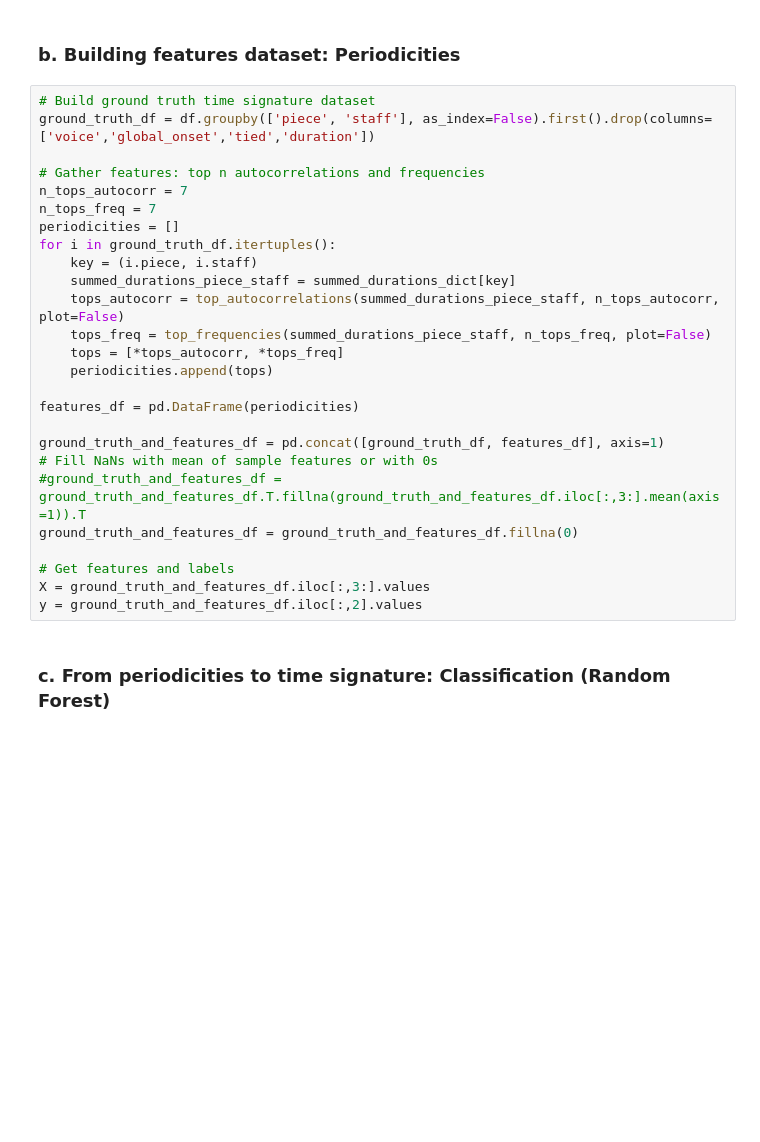
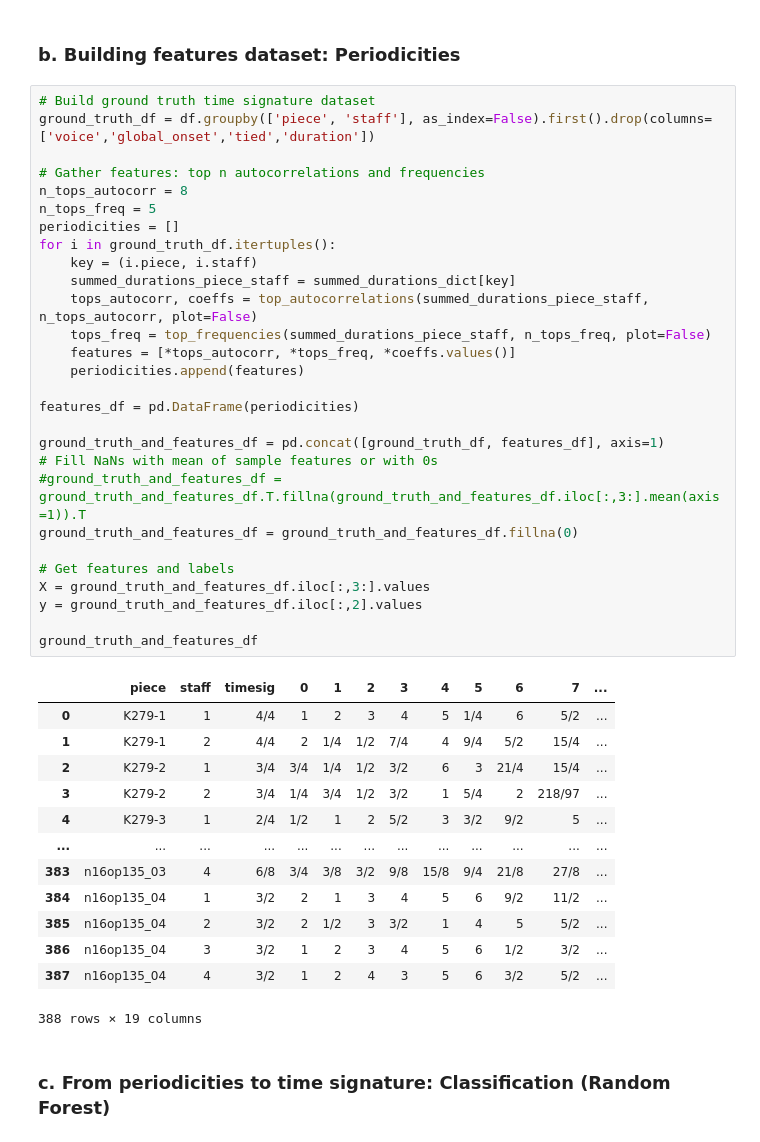
Before and after one commit to mikqs/digital-musicology, a Jupyter notebook: Group_6_A1.ipynb, the cells around one changed output. Drawn from its saved outputs; the diff is of its cells as text; blank space fills up the shorter version.

```diff
--- a/Group_6_A1.ipynb
+++ b/Group_6_A1.ipynb
@@ -257,29 +268,45 @@ Wall time: 1min 18s
 # %%
 # Build ground truth time signature dataset
 ground_truth_df = df.groupby(['piece', 'staff'], as_index=False).first().drop(columns=['voice','global_onset','tied','duration'])
 
 # Gather features: top n autocorrelations and frequencies
-n_tops_autocorr = 7
-n_tops_freq = 7
+n_tops_autocorr = 8
+n_tops_freq = 5
 periodicities = []
 for i in ground_truth_df.itertuples():
     key = (i.piece, i.staff)
     summed_durations_piece_staff = summed_durations_dict[key]
-    tops_autocorr = top_autocorrelations(summed_durations_piece_staff, n_tops_autocorr, plot=False)
+    tops_autocorr, coeffs = top_autocorrelations(summed_durations_piece_staff, n_tops_autocorr, plot=False)
     tops_freq = top_frequencies(summed_durations_piece_staff, n_tops_freq, plot=False)
-    tops = [*tops_autocorr, *tops_freq]
-    periodicities.append(tops)
+    features = [*tops_autocorr, *tops_freq, *coeffs.values()]
+    periodicities.append(features)
 
 features_df = pd.DataFrame(periodicities)
 
 ground_truth_and_features_df = pd.concat([ground_truth_df, features_df], axis=1)
 # Fill NaNs with mean of sample features or with 0s
 #ground_truth_and_features_df = ground_truth_and_features_df.T.fillna(ground_truth_and_features_df.iloc[:,3:].mean(axis=1)).T
 ground_truth_and_features_df = ground_truth_and_features_df.fillna(0)
 
 # Get features and labels
 X = ground_truth_and_features_df.iloc[:,3:].values
 y = ground_truth_and_features_df.iloc[:,2].values
+
+ground_truth_and_features_df
+# %% [output]
+|  | piece | staff | timesig | 0 | 1 | 2 | 3 | 4 | 5 | 6 | 7 | ... |
+| 0 | K279-1 | 1 | 4/4 | 1 | 2 | 3 | 4 | 5 | 1/4 | 6 | 5/2 | ... |
+| 1 | K279-1 | 2 | 4/4 | 2 | 1/4 | 1/2 | 7/4 | 4 | 9/4 | 5/2 | 15/4 | ... |
+| 2 | K279-2 | 1 | 3/4 | 3/4 | 1/4 | 1/2 | 3/2 | 6 | 3 | 21/4 | 15/4 | ... |
+| 3 | K279-2 | 2 | 3/4 | 1/4 | 3/4 | 1/2 | 3/2 | 1 | 5/4 | 2 | 218/97 | ... |
+| 4 | K279-3 | 1 | 2/4 | 1/2 | 1 | 2 | 5/2 | 3 | 3/2 | 9/2 | 5 | ... |
+| ... | ... | ... | ... | ... | ... | ... | ... | ... | ... | ... | ... | ... |
+| 383 | n16op135_03 | 4 | 6/8 | 3/4 | 3/8 | 3/2 | 9/8 | 15/8 | 9/4 | 21/8 | 27/8 | ... |
+| 384 | n16op135_04 | 1 | 3/2 | 2 | 1 | 3 | 4 | 5 | 6 | 9/2 | 11/2 | ... |
+| 385 | n16op135_04 | 2 | 3/2 | 2 | 1/2 | 3 | 3/2 | 1 | 4 | 5 | 5/2 | ... |
+| 386 | n16op135_04 | 3 | 3/2 | 1 | 2 | 3 | 4 | 5 | 6 | 1/2 | 3/2 | ... |
+| 387 | n16op135_04 | 4 | 3/2 | 1 | 2 | 4 | 3 | 5 | 6 | 3/2 | 5/2 | ... |
+388 rows × 19 columns
 # %% [markdown]
 ### c. From periodicities to time signature: Classification (Random Forest)
 # %%
```
Also changed, not shown: parts of 9 cells of this notebook.
